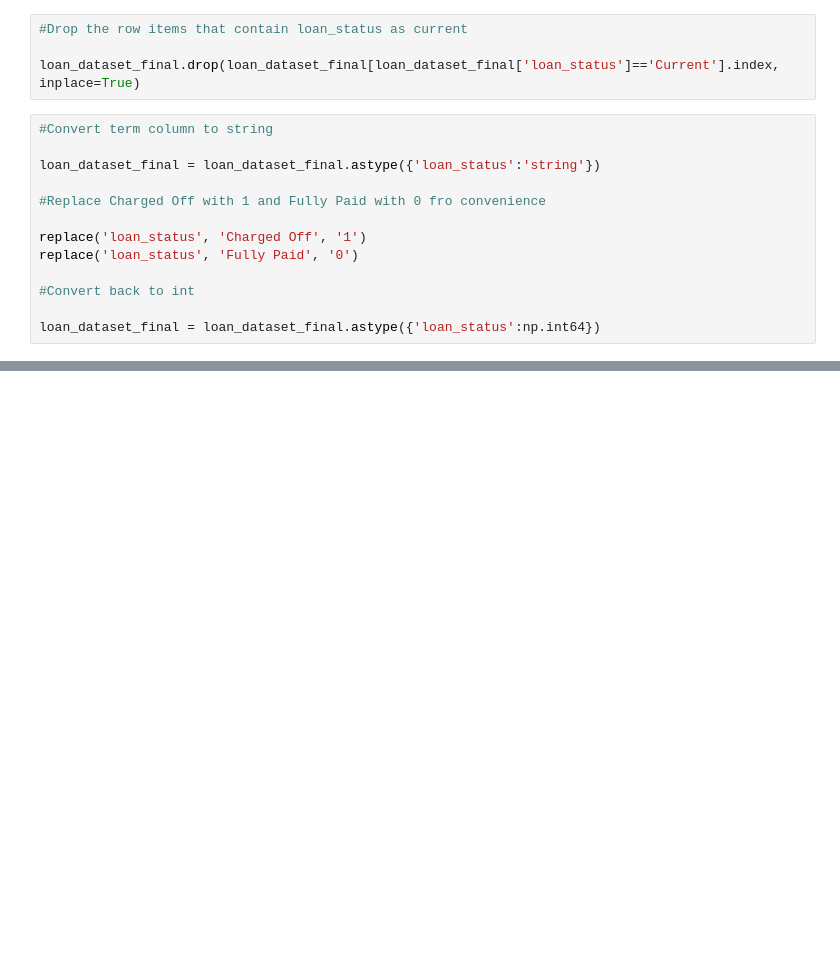
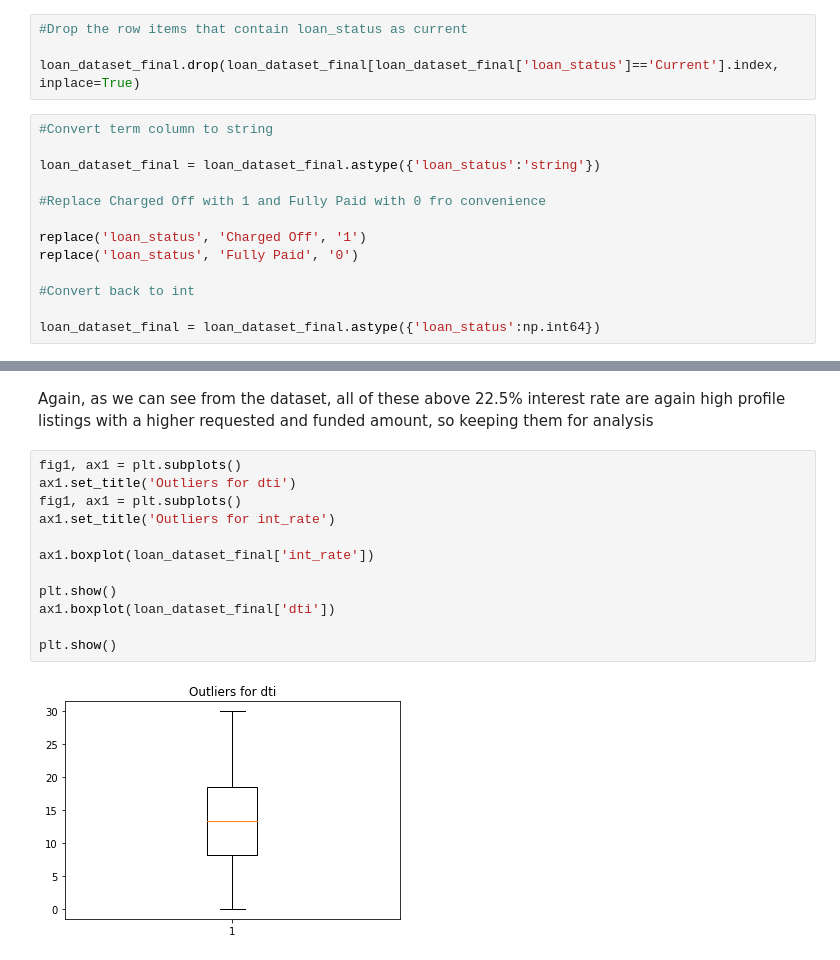
Before and after one commit to adiraptor/LendingClubCaseStudy, a Jupyter notebook: lending_club_data_analysis.ipynb, the cells around one changed output, grey strips where cells are left out. Saved outputs shown, nothing was run; the diff lists cells and outputs as text; blank space fills up the shorter version.

```diff
--- a/lending_club_data_analysis.ipynb
+++ b/lending_club_data_analysis.ipynb
@@ -371,0 +449,16 @@ loan_dataset_final.info()
+# %% [markdown]
+Again, as we can see from the dataset, all of these above 22.5% interest rate are again high profile listings with a higher requested and funded amount, so keeping them for analysis
+# %%
+fig1, ax1 = plt.subplots()
+ax1.set_title('Outliers for dti')
+fig1, ax1 = plt.subplots()
+ax1.set_title('Outliers for int_rate')
+
+ax1.boxplot(loan_dataset_final['int_rate'])
+
+plt.show()
+ax1.boxplot(loan_dataset_final['dti'])
+
+plt.show()
+# %% [output]
+[figure, added]
```
Also changed, not shown: parts of 22 cells of this notebook.
